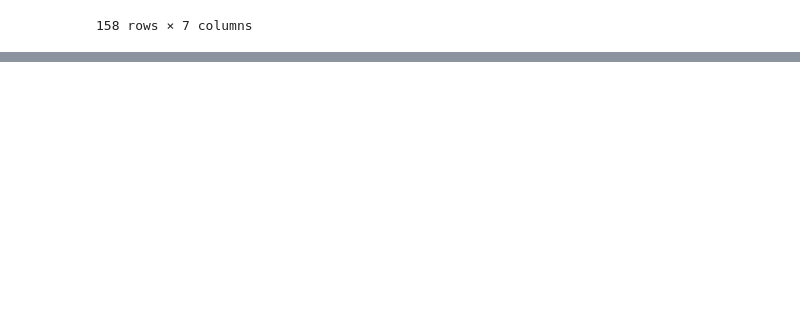
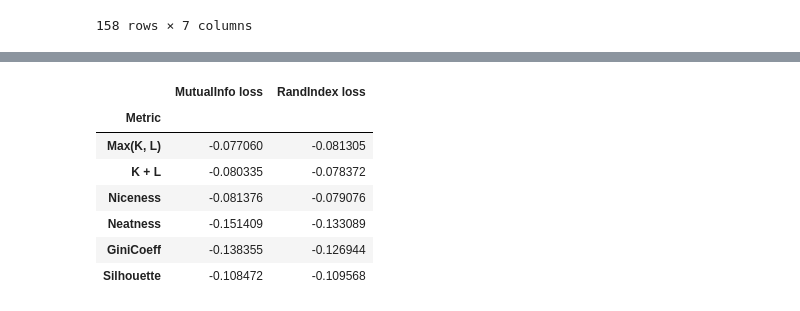
Before and after one commit to chrico-bu-uab/gower, a Jupyter notebook: moon.ipynb, the cells around one changed output, grey strips where cells are left out. Drawn from its saved outputs; the diff is of its cells as text; code cells hidden in the pictures; blank space fills up the shorter version.

```diff
--- a/moon.ipynb
+++ b/moon.ipynb
@@ -114,0 +73,11 @@ Silhouette RandIndex loss:  -0.099407193900891
+# %%
+results
+# %% [output]
+|  | MutualInfo loss | RandIndex loss |
+| Metric |  |  |
+| Max(K, L) | -0.077060 | -0.081305 |
+| K + L | -0.080335 | -0.078372 |
+| Niceness | -0.081376 | -0.079076 |
+| Neatness | -0.151409 | -0.133089 |
+| GiniCoeff | -0.138355 | -0.126944 |
+| Silhouette | -0.108472 | -0.109568 |
```
Also changed, not shown: parts of 1 cell of this notebook, 4 other files.
